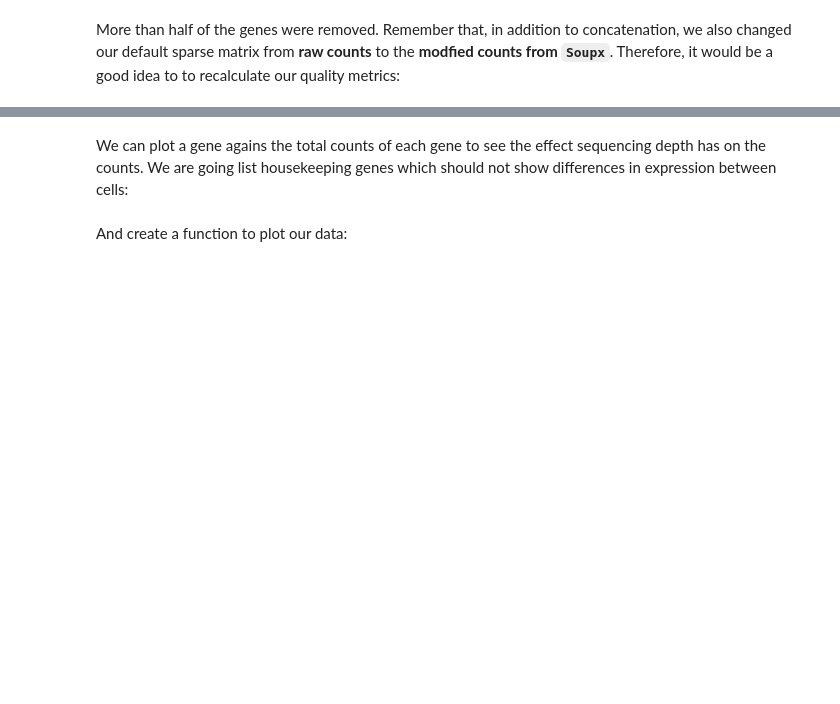
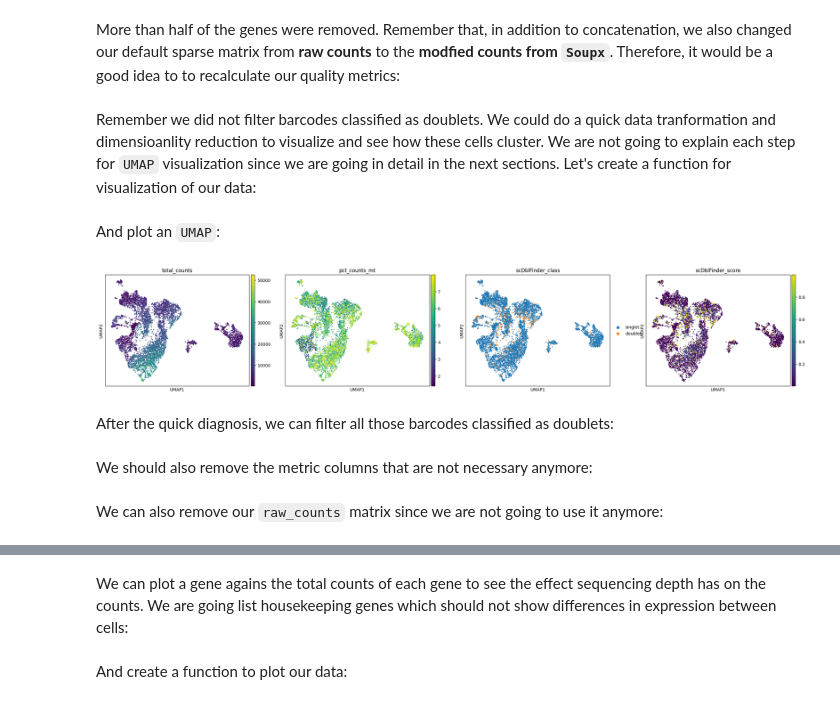
Before and after one commit to FernandoDuarteF/Jupyter-scRNA-seq, a Jupyter notebook: preprocessing/preprocessing.ipynb, the cells around one changed output, grey strips where cells are left out. Drawn from its saved outputs; the diff is of its cells as text; code cells hidden in the pictures; blank space fills up the shorter version.

Commit message:
Added dimensionality reduction

```diff
--- a/preprocessing/preprocessing.ipynb
+++ b/preprocessing/preprocessing.ipynb
@@ -46,6 +49,34 @@ sc.pp.filter_genes(adata, min_cells=20)
 # %% [markdown]
 More than half of the genes were removed. Remember that, in addition to concatenation, we also changed our default sparse matrix from **raw counts** to the **modfied counts from ``Soupx``**. Therefore, it would be a good idea to to recalculate our quality metrics:
 # %%
-qc_metrics = sc.pp.calculate_qc_metrics(adata)
+qc_metrics = sc.pp.calculate_qc_metrics(adata, percent_top=[20])
 adata.obs[qc_metrics[0].columns] = qc_metrics[0]
 adata.var[qc_metrics[1].columns] = qc_metrics[1]
+# %% [markdown]
+Remember we did not filter barcodes classified as doublets. We could do a quick data tranformation and dimensioanlity reduction to visualize and see how these cells cluster. We are not going to explain each step for ``UMAP`` visualization since we are going in detail in the next sections. Let's create a function for visualization of our data:
+# %%
+def quick_umap(adata):
+    adata.var["highly_variable"] = sc.experimental.pp.highly_variable_genes(adata, flavor="pearson_residuals", n_top_genes=2000, inplace=False)["highly_variable"]
+    analytic_pearson = sc.experimental.pp.normalize_pearson_residuals(adata, inplace=False)
+    # The previous step gave us a dictionary, we nee to convert it to a matrix
+    adata.layers["analytic_pearson_residuals"] = csr_matrix(analytic_pearson["X"])
+    sc.pp.pca(adata, svd_solver="arpack", use_highly_variable=True, layer="analytic_pearson_residuals")
+    sc.pp.neighbors(adata)
+    sc.tl.umap(adata)
+    umap = sc.pl.umap(adata, color=["total_counts", "pct_counts_mt", "scDblFinder_class", "scDblFinder_score"])
+    # We will redo this operations later
+    del adata.var["highly_variable"]
+    del adata.layers["analytic_pearson_residuals"]
+    del adata.obsp
+    del adata.uns
+    del adata.varm
+    del adata.obsm
+    return umap
+# %% [markdown]
+And plot an ``UMAP``:
+# %%
+quick_umap(adata)
+# %% [output]
+[figure, added]
+# %% [markdown]
+After the quick diagnosis, we can filter all those barcodes classified as doublets:
@@ -51,0 +85,2 @@ adata.var[qc_metrics[1].columns] = qc_metrics[1]
+# %% [markdown]
+We should also remove the metric columns that are not necessary anymore:
@@ -51,0 +90,2 @@ adata.var[qc_metrics[1].columns] = qc_metrics[1]
+# %% [markdown]
+We can also remove our ``raw_counts`` matrix since we are not going to use it anymore:
```
Also changed, not shown: parts of 47 cells of this notebook, 1 other file.
